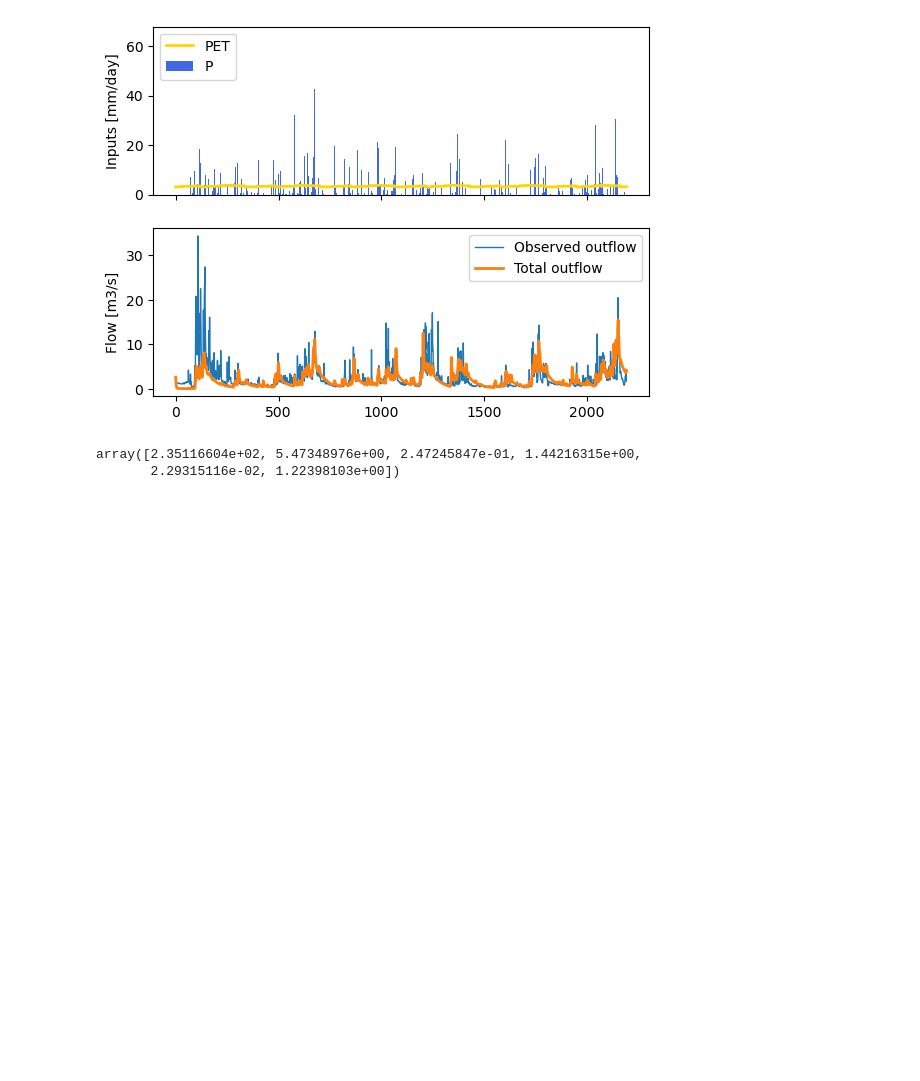
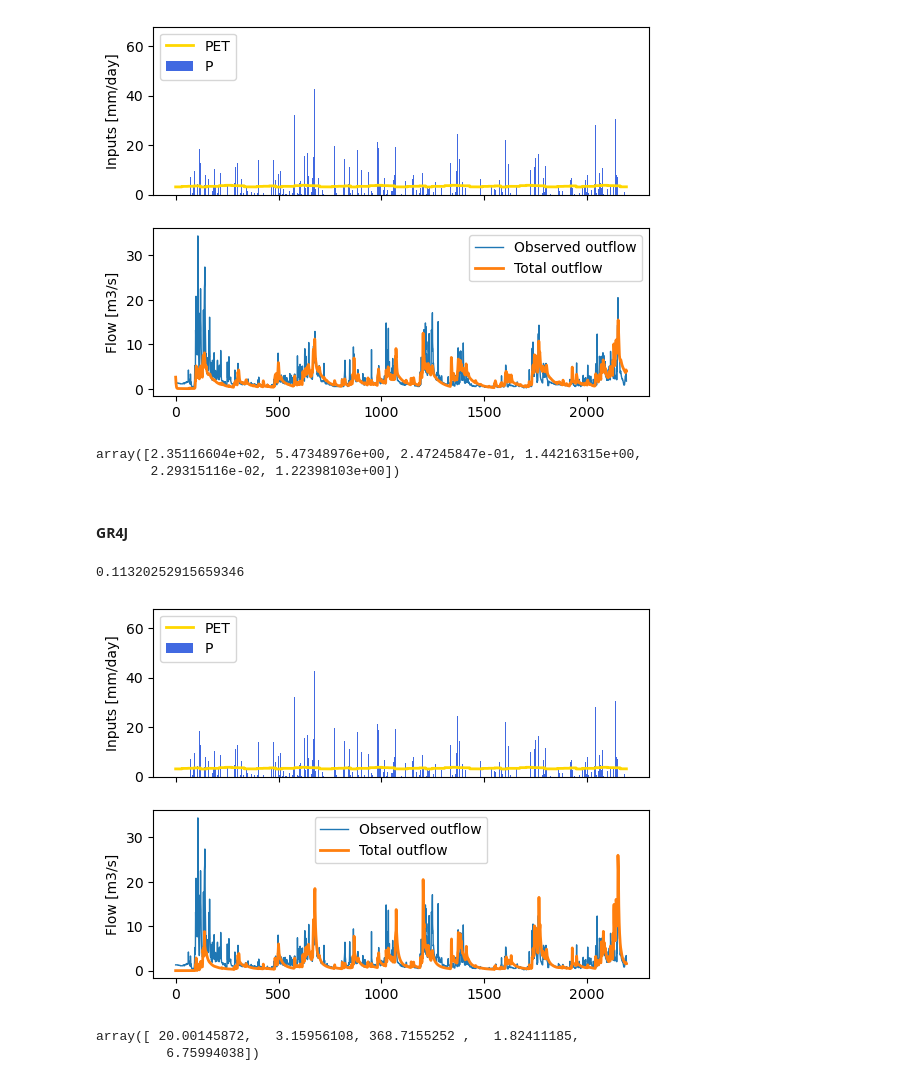
Before and after one commit to jshernandezs/ICYA4710, a Jupyter notebook: Notebooks/hymod_example.ipynb, the cells around one changed output. Cells and saved outputs as stored; diff of their text form; code cells hidden in the pictures; blank space fills up the shorter version.

```diff
--- a/Notebooks/hymod_example.ipynb
+++ b/Notebooks/hymod_example.ipynb
@@ -244,3 +321,5 @@ best_params
 # %% [output]
 array([2.35116604e+02, 5.47348976e+00, 2.47245847e-01, 1.44216315e+00,
        2.29315116e-02, 1.22398103e+00])
+# %% [markdown]
+#### GR4J
@@ -246,0 +384,47 @@ array([2.35116604e+02, 5.47348976e+00, 2.47245847e-01, 1.44216315e+00,
+# %%
+1 - best_obj
+# %% [output]
+0.11320252915659346
+# %%
+param = {'x1':best_params[0],
+         'x2':best_params[1],
+         'x3':best_params[2],
+         'x4':best_params[3],
+         'alpha':2.0,
+         'beta':5.0,
+         'gamma':5.0,
+         'omega':3.5,
+         'ni':4/9,
+         'div':0.9}
+
+init = {'ps':best_params[4],
+        'rs':best_params[4]}
+
+# set up and run model
+model = gr4j(param, init)
+model.set_input([E, P])
+model.set_timestep(1.0),
+model.reset_states()
+
+output = model.get_output()
+
+# Plot
+fig, ax = plt.subplots(2,1, sharex=True)
+ax[0].bar(x=np.arange(len(P)), height=P, color='royalblue', label='P')
+ax[0].plot(np.arange(len(P)), E, lw=2, color='gold', label='PET')
+ax[0].legend()
+ax[0].set_ylabel('Inputs [mm/day]')
+
+ax[1].plot(np.arange(len(P)), obs, lw=1, label='Observed outflow')
+ax[1].plot(np.arange(len(P)), output[0] * A * (1/(60*60*24)) * (1/1000) * (1000)**2, lw=2, label='Total outflow')
+ax[1].legend()
+ax[1].set_ylabel('Flow [m3/s]')
+
+plt.show()
+# %% [output]
+[figure, added]
+# %%
+best_params
+# %% [output]
+array([ 20.00145872,   3.15956108, 368.7155252 ,   1.82411185,
+         6.75994038])
```
Also changed, not shown: parts of 8 cells of this notebook, 4 other files.
